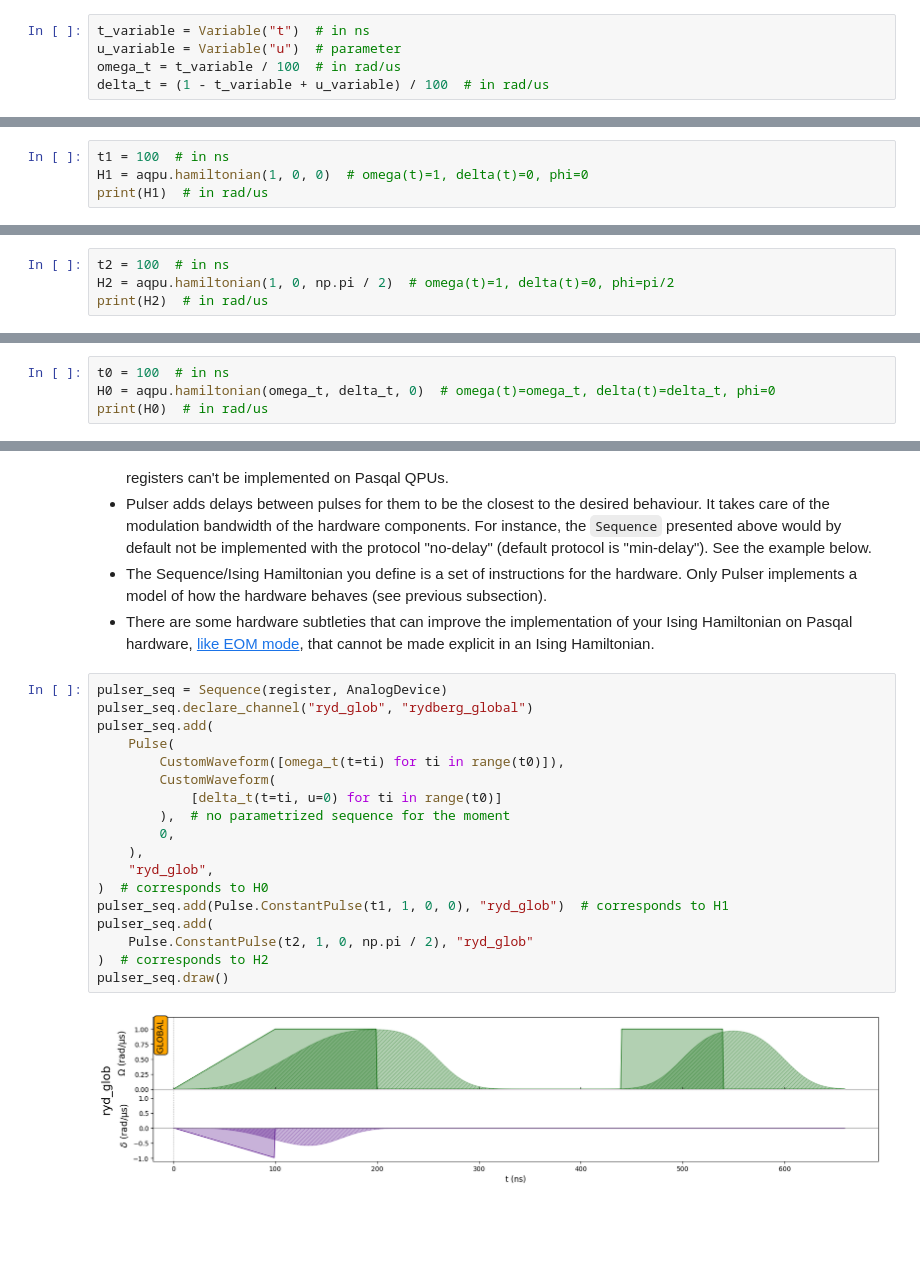
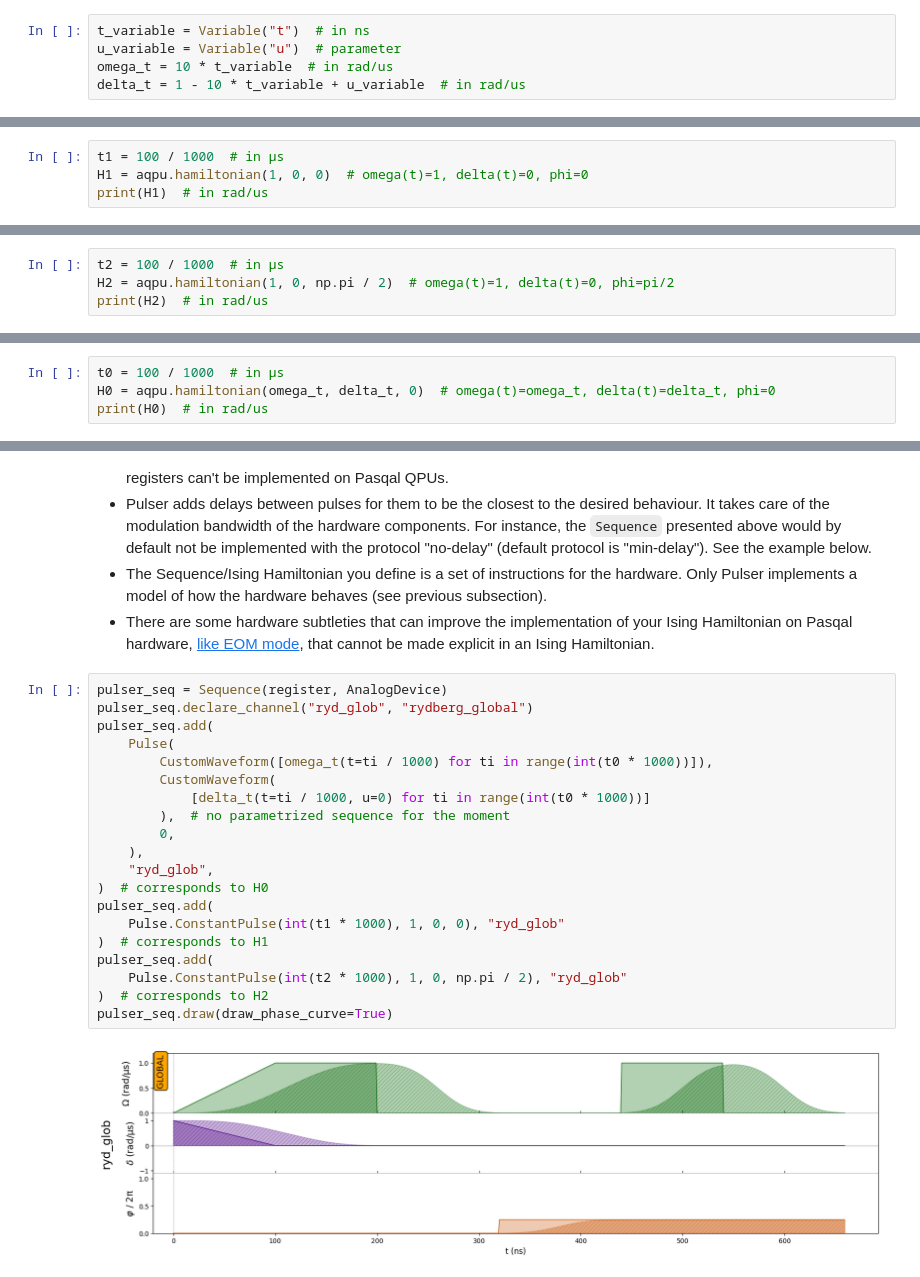
Before and after one commit to pasqal-io/Pulser-myQLM, a Jupyter notebook: tutorials/pulser_schedule_creation.ipynb, the cells around one changed output, grey strips where cells are left out. Drawn from its saved outputs; the diff is of its cells as text; blank space fills up the shorter version.

```diff
--- a/tutorials/pulser_schedule_creation.ipynb
+++ b/tutorials/pulser_schedule_creation.ipynb
@@ -77,15 +77,15 @@ In the Ising Hamiltonian, the parameters of the time-dependent part of the Hamil
 # %%
 t_variable = Variable("t")  # in ns
 u_variable = Variable("u")  # parameter
-omega_t = t_variable / 100  # in rad/us
-delta_t = (1 - t_variable + u_variable) / 100  # in rad/us
+omega_t = 10 * t_variable  # in rad/us
+delta_t = 1 - 10 * t_variable + u_variable  # in rad/us
 # %% [markdown]
 We can then compute the Ising Hamiltonians associated to pulses defined by $\Omega$, $\delta$, $\phi$ using `IsingAQPU.hamiltonian`.
 # %% [markdown]
 - Here is an Hamiltonian associated with a pulse of constant amplitude $\Omega=1rad/\mu s$, zero detuning and phase.
 It is equivalent to apply a X gate on each qubit, and ZZ gates whose coefficients are defined from the Van der Waals interactions between the atoms.
 # %%
-t1 = 100  # in ns
+t1 = 100 / 1000  # in µs
 H1 = aqpu.hamiltonian(1, 0, 0)  # omega(t)=1, delta(t)=0, phi=0
 print(H1)  # in rad/us
 # %% [output]
@@ -102,7 +102,7 @@ print(H1)  # in rad/us
 # %% [markdown]
 - If now the phase is equal to $\pi / 2$, we no longer add a X gate on each qubit but a Y gate.
 # %%
-t2 = 100  # in ns
+t2 = 100 / 1000  # in µs
 H2 = aqpu.hamiltonian(1, 0, np.pi / 2)  # omega(t)=1, delta(t)=0, phi=pi/2
 print(H2)  # in rad/us
 # %% [output]
@@ -119,7 +119,7 @@ print(H2)  # in rad/us
 # %% [markdown]
 - It is also possible to define time-dependent pulses, varying in amplitude and detuning. See that the coefficients in front the ZZ operators are unchanged.
 # %%
-t0 = 100  # in ns
+t0 = 100 / 1000  # in µs
 H0 = aqpu.hamiltonian(omega_t, delta_t, 0)  # omega(t)=omega_t, delta(t)=delta_t, phi=0
 print(H0)  # in rad/us
 # %% [output]
@@ -277,23 +279,25 @@ To execute jobs on Pasqal QPUs, you should favour converting a Pulser Sequence i
 # %%
 pulser_seq = Sequence(register, AnalogDevice)
 pulser_seq.declare_channel("ryd_glob", "rydberg_global")
 pulser_seq.add(
     Pulse(
-        CustomWaveform([omega_t(t=ti) for ti in range(t0)]),
+        CustomWaveform([omega_t(t=ti / 1000) for ti in range(int(t0 * 1000))]),
         CustomWaveform(
-            [delta_t(t=ti, u=0) for ti in range(t0)]
+            [delta_t(t=ti / 1000, u=0) for ti in range(int(t0 * 1000))]
         ),  # no parametrized sequence for the moment
         0,
     ),
     "ryd_glob",
 )  # corresponds to H0
-pulser_seq.add(Pulse.ConstantPulse(t1, 1, 0, 0), "ryd_glob")  # corresponds to H1
 pulser_seq.add(
-    Pulse.ConstantPulse(t2, 1, 0, np.pi / 2), "ryd_glob"
+    Pulse.ConstantPulse(int(t1 * 1000), 1, 0, 0), "ryd_glob"
+)  # corresponds to H1
+pulser_seq.add(
+    Pulse.ConstantPulse(int(t2 * 1000), 1, 0, np.pi / 2), "ryd_glob"
 )  # corresponds to H2
-pulser_seq.draw()
+pulser_seq.draw(draw_phase_curve=True)
 # %% [output]
-[figure, old version]
+[figure, new version]
 # %%
 schedule_from_pulser_seq = IsingAQPU.convert_sequence_to_schedule(pulser_seq)
 print(schedule_from_pulser_seq)
```
Also changed, not shown: parts of 8 cells of this notebook, 6 other files.
